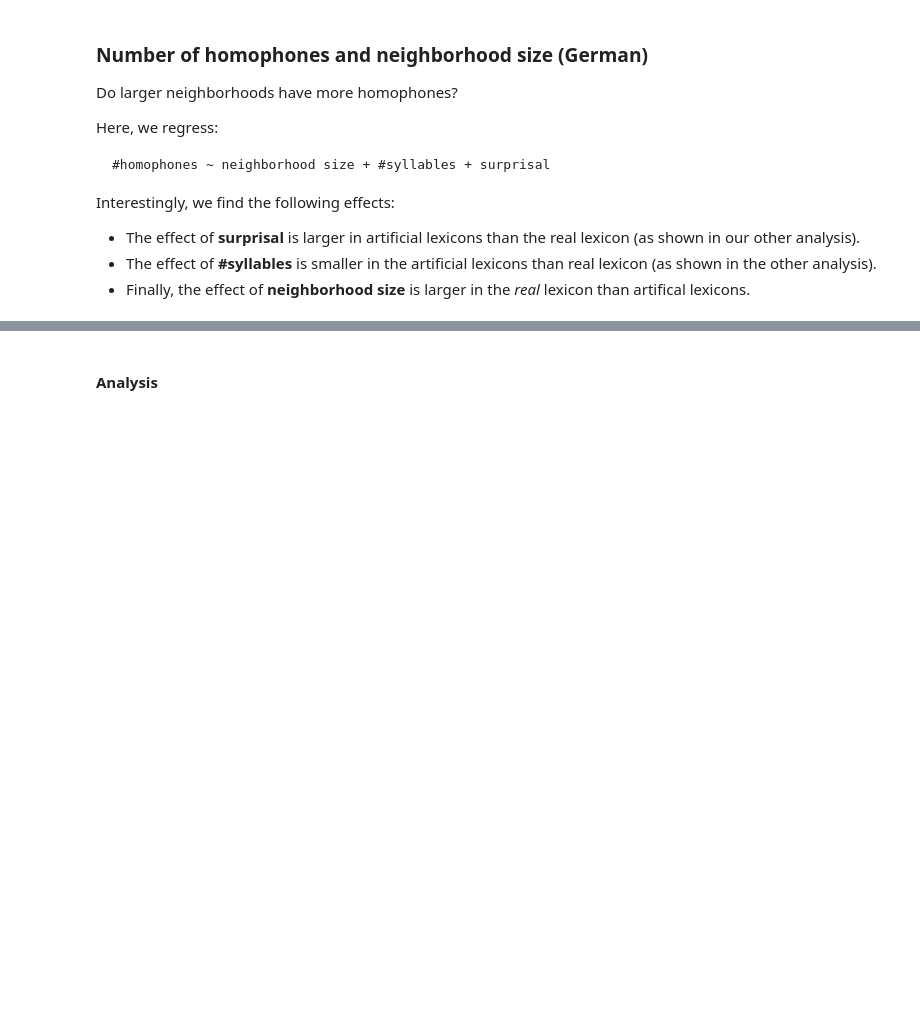
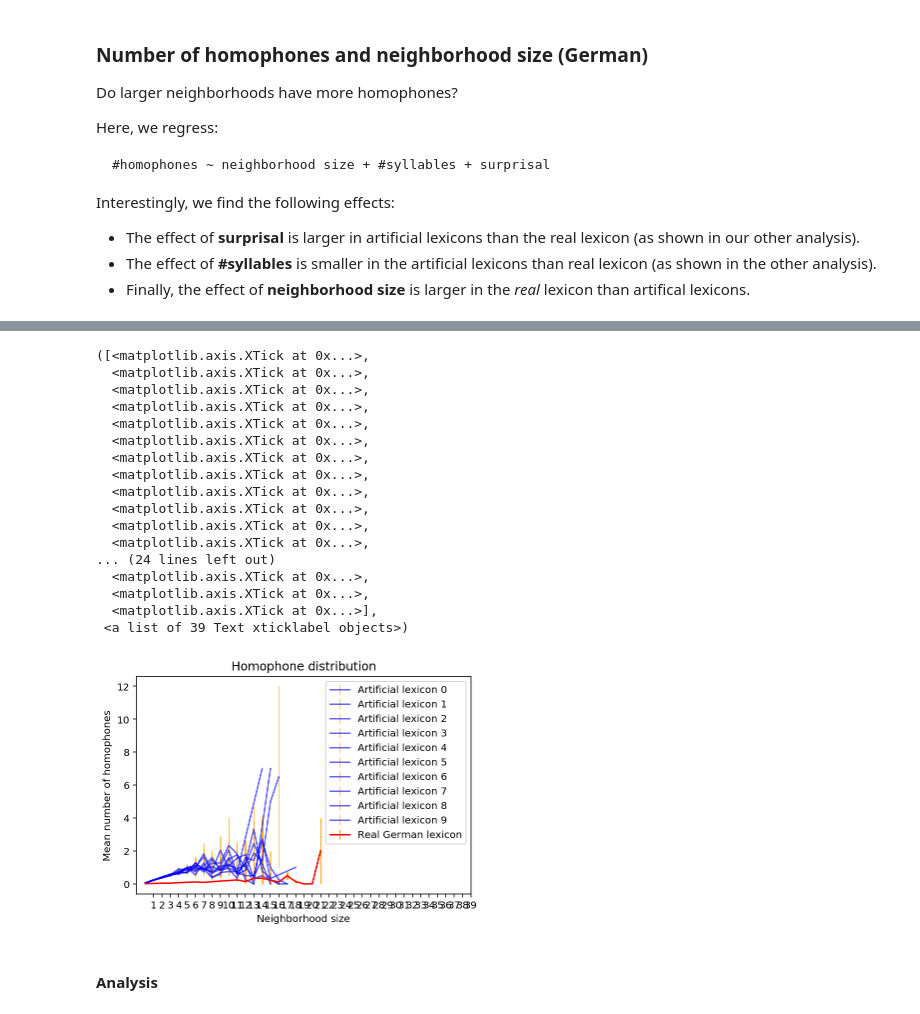
Before and after one commit to seantrott/homophone_simulations, a Jupyter notebook: minimal_pairs_analysis.ipynb, the cells around one changed output, grey strips where cells are left out. Cells and saved outputs as stored; diff of their text form; code cells hidden in the pictures; blank space fills up the shorter version.

```diff
--- a/minimal_pairs_analysis.ipynb
+++ b/minimal_pairs_analysis.ipynb
@@ -388,3 +406,48 @@ Interestingly, we find the following effects:
+# %%
+artificials = []
+for df_tmp_processed in tqdm(processed_artificials):
+
+    df_agg_art = utils.agg_homophones_by_syllable(df_tmp_processed,
+                                              syl_column='neighborhood_size',
+                                              homophone_column='num_homophones')
+    artificials.append(df_agg_art)
+
+df_artificials = pd.concat(artificials)
+# %%
+plt.title("Homophone distribution")
+plt.xlabel("Neighborhood size")
+plt.ylabel("Mean number of homophones")
+
+for i, df in enumerate(artificials):
+
+    plt.errorbar(df['num_sylls'], df['mean_homophones'], alpha = .6,
+                        yerr=df['sem_homophones'], color = "blue", ecolor="orange",
+                label = "Artificial lexicon {x}".format(x=i))
+
+plt.errorbar(df_agg_real['num_sylls'], df_agg_real['mean_homophones'],
+                    yerr=df_agg_real['sem_homophones'], color="red", ecolor="orange",
+            label = "Real German lexicon")
+plt.legend(loc='upper right')
+plt.xticks(list(range(1, 40)))
+# %% [output]
+([<matplotlib.axis.XTick at 0x...>,
+  <matplotlib.axis.XTick at 0x...>,
+  <matplotlib.axis.XTick at 0x...>,
+  <matplotlib.axis.XTick at 0x...>,
+  <matplotlib.axis.XTick at 0x...>,
+  <matplotlib.axis.XTick at 0x...>,
+  <matplotlib.axis.XTick at 0x...>,
+  <matplotlib.axis.XTick at 0x...>,
+  <matplotlib.axis.XTick at 0x...>,
+  <matplotlib.axis.XTick at 0x...>,
+  <matplotlib.axis.XTick at 0x...>,
+  <matplotlib.axis.XTick at 0x...>,
+... (24 lines left out)
+  <matplotlib.axis.XTick at 0x...>,
+  <matplotlib.axis.XTick at 0x...>,
+  <matplotlib.axis.XTick at 0x...>],
+ <a list of 39 Text xticklabel objects>)
+[figure, added]
 # %% [markdown]
 #### Analysis
 # %%
```
Also changed, not shown: parts of 2 cells of this notebook.
